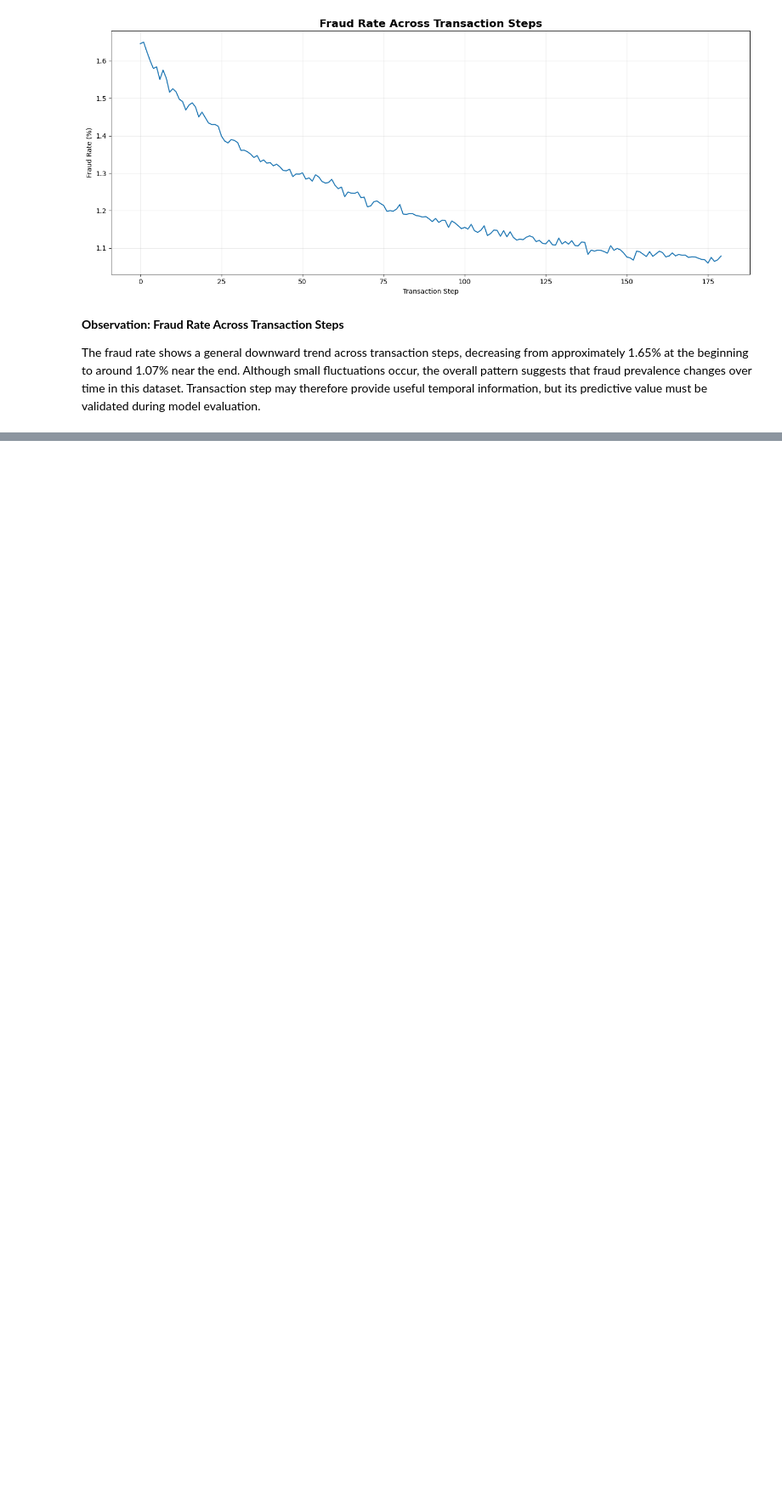
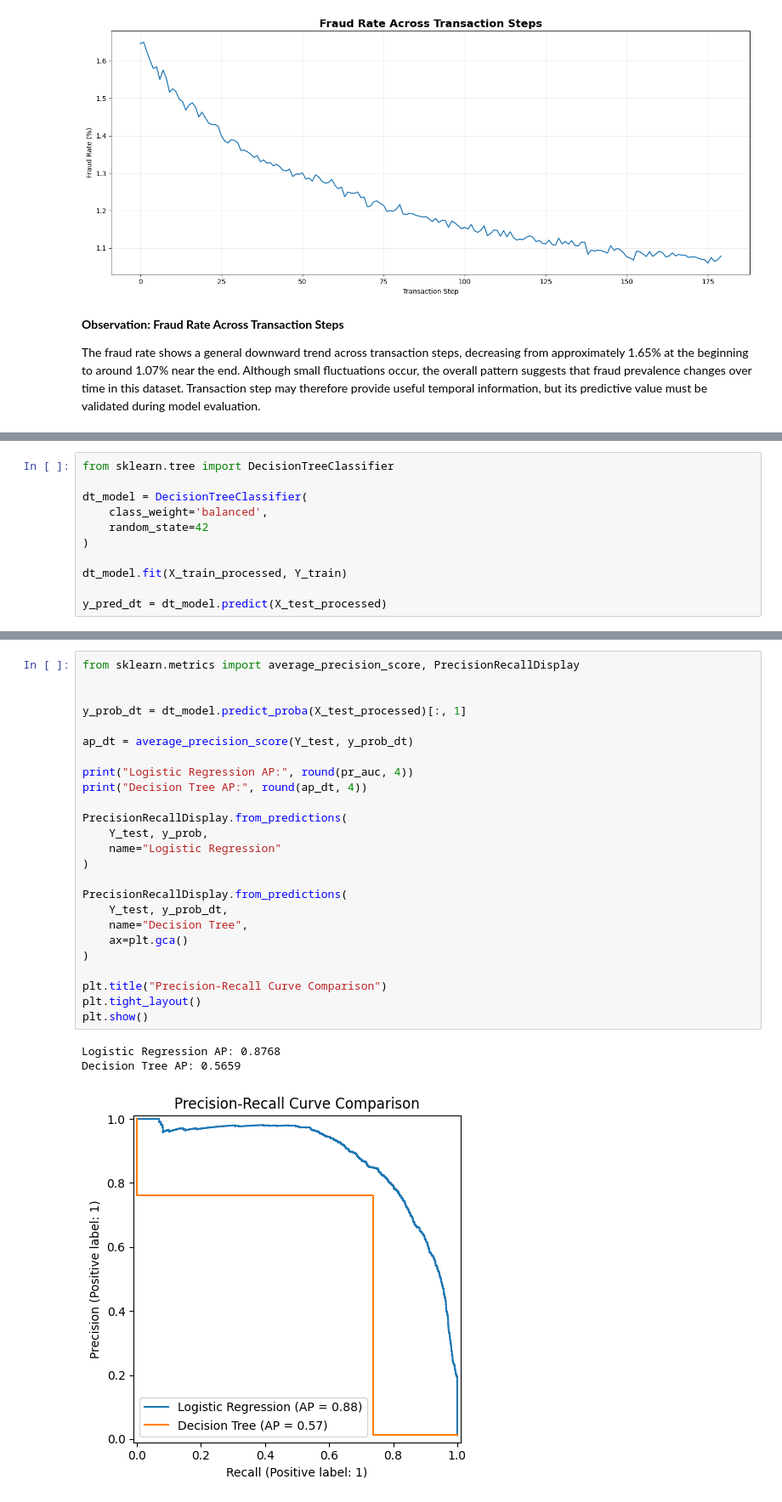
Before and after one commit to Ashwini8686/financial-transaction-fraud-detection, a Jupyter notebook: Notebook/Fraud_detection.ipynb, the cells around one changed output, grey strips where cells are left out. Shown at 85% size. Cells and saved outputs as stored; diff of their text form; blank space fills up the shorter version.

```diff
--- a/Notebook/Fraud_detection.ipynb
+++ b/Notebook/Fraud_detection.ipynb
@@ -993,0 +1181,11 @@ The fraud rate shows a general downward trend across transaction steps, decreasi
+# %%
+from sklearn.tree import DecisionTreeClassifier
+
+dt_model = DecisionTreeClassifier(
+    class_weight='balanced',
+    random_state=42
+)
+
+dt_model.fit(X_train_processed, Y_train)
+
+y_pred_dt = dt_model.predict(X_test_processed)
@@ -993,0 +1218,29 @@ The fraud rate shows a general downward trend across transaction steps, decreasi
+# %%
+from sklearn.metrics import average_precision_score, PrecisionRecallDisplay
+
+
+y_prob_dt = dt_model.predict_proba(X_test_processed)[:, 1]
+
+ap_dt = average_precision_score(Y_test, y_prob_dt)
+
+print("Logistic Regression AP:", round(pr_auc, 4))
+print("Decision Tree AP:", round(ap_dt, 4))
+
+PrecisionRecallDisplay.from_predictions(
+    Y_test, y_prob,
+    name="Logistic Regression"
+)
+
+PrecisionRecallDisplay.from_predictions(
+    Y_test, y_prob_dt,
+    name="Decision Tree",
+    ax=plt.gca()
+)
+
+plt.title("Precision-Recall Curve Comparison")
+plt.tight_layout()
+plt.show()
+# %% [output]
+Logistic Regression AP: 0.8768
+Decision Tree AP: 0.5659
+[figure, added]
```
Also changed, not shown: parts of 32 cells of this notebook.
